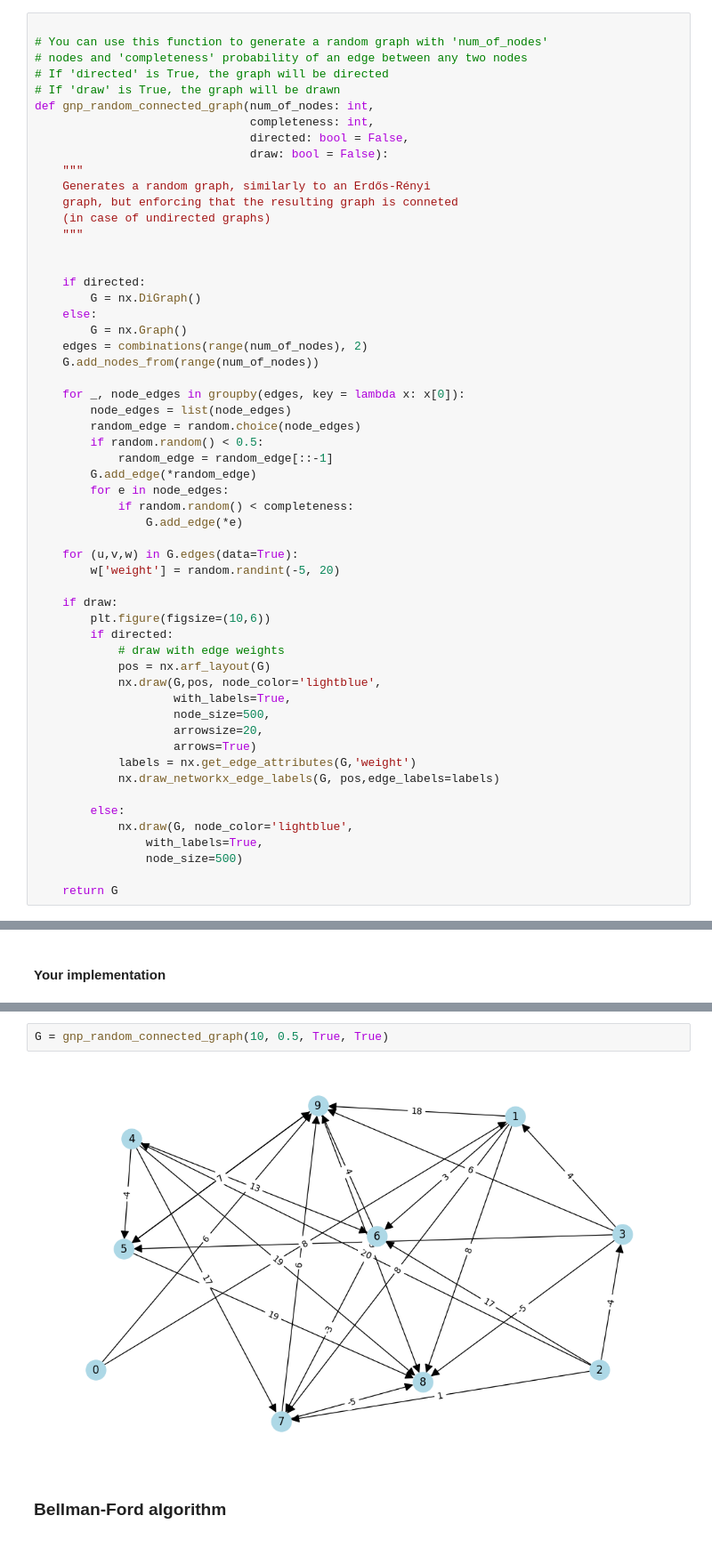
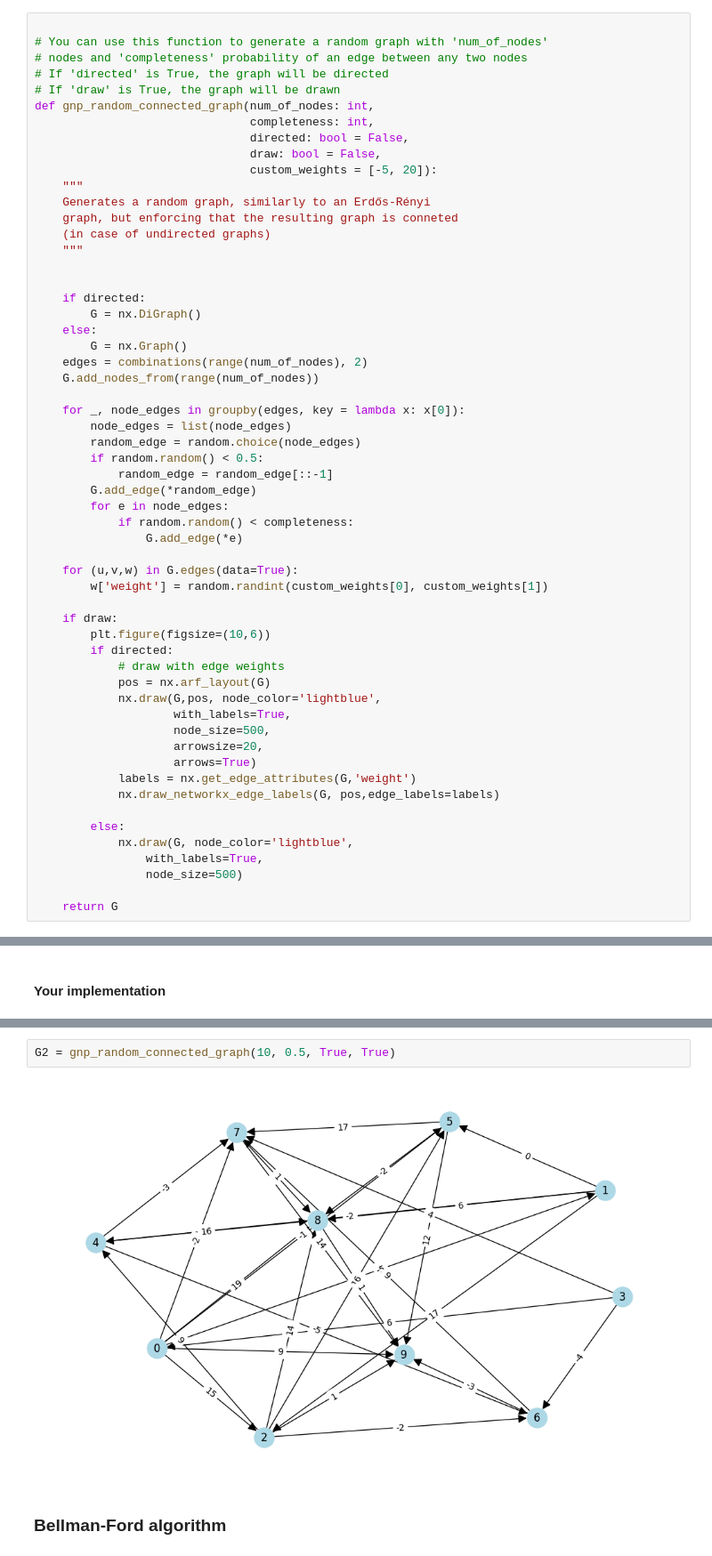
Before and after one commit to oksentiukpn/Dm_lab, a Jupyter notebook: Lab3_trees/Lab1_Trees.ipynb, the cells around one changed output, grey strips where cells are left out. Shown at 89% size. Cells and saved outputs as stored; diff of their text form.

```diff
--- a/Lab3_trees/Lab1_Trees.ipynb
+++ b/Lab3_trees/Lab1_Trees.ipynb
@@ -32,7 +54,8 @@ import numpy.typing as npt
 def gnp_random_connected_graph(num_of_nodes: int,
                                completeness: int,
                                directed: bool = False,
-                               draw: bool = False):
+                               draw: bool = False,
+                               custom_weights = [-5, 20]):
     """
     Generates a random graph, similarly to an Erdős-Rényi
     graph, but enforcing that the resulting graph is conneted
@@ -58,7 +81,7 @@ def gnp_random_connected_graph(num_of_nodes: int,
                 G.add_edge(*e)
 
     for (u,v,w) in G.edges(data=True):
-        w['weight'] = random.randint(-5, 20)
+        w['weight'] = random.randint(custom_weights[0], custom_weights[1])
 
     if draw:
         plt.figure(figsize=(10,6))
@@ -138,7 +292,7 @@ mstp.edges(), len(mstp.edges())
 # %%
-G = gnp_random_connected_graph(10, 0.5, True, True)
+G2 = gnp_random_connected_graph(10, 0.5, True, True)
 # %% [output]
-[figure, old version]
+[figure, new version]
 # %% [markdown]
 ### Bellman-Ford algorithm
 # %% [markdown]
```
Also changed, not shown: parts of 32 cells of this notebook, 1 other file.
